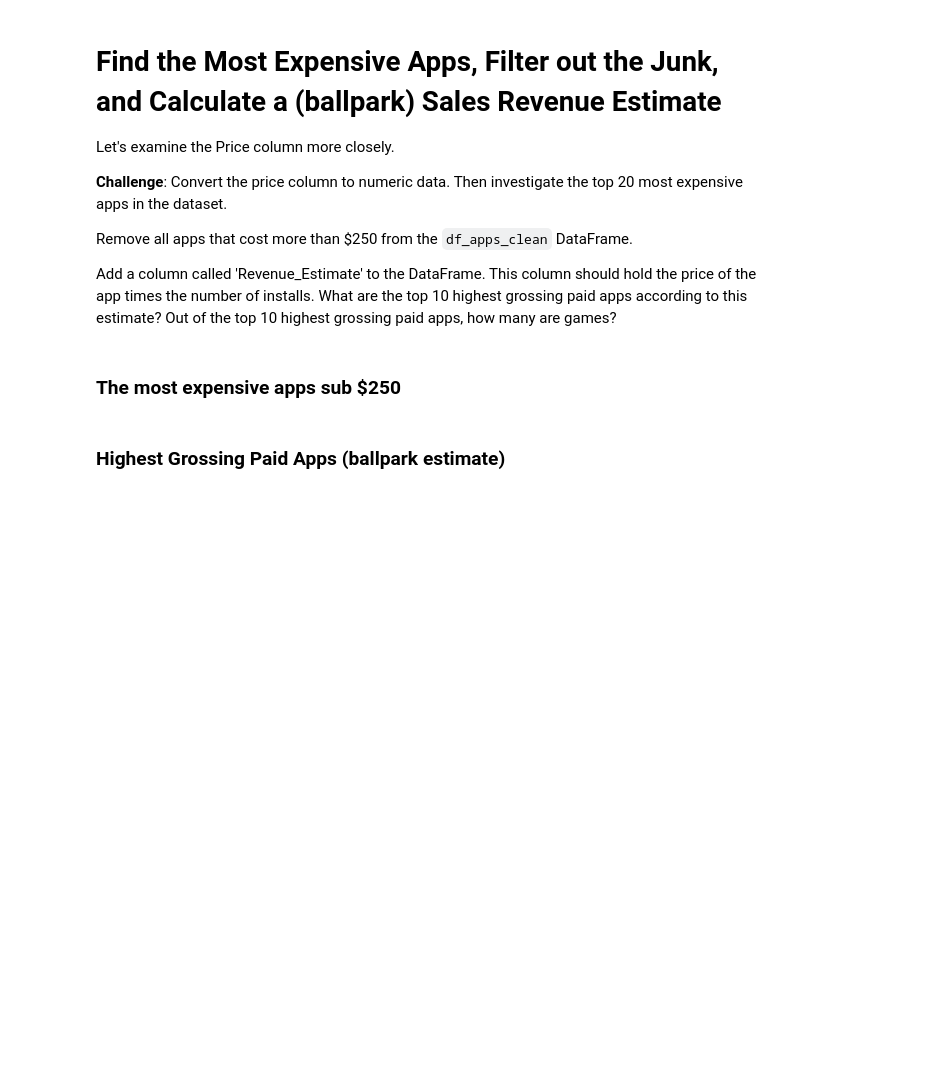
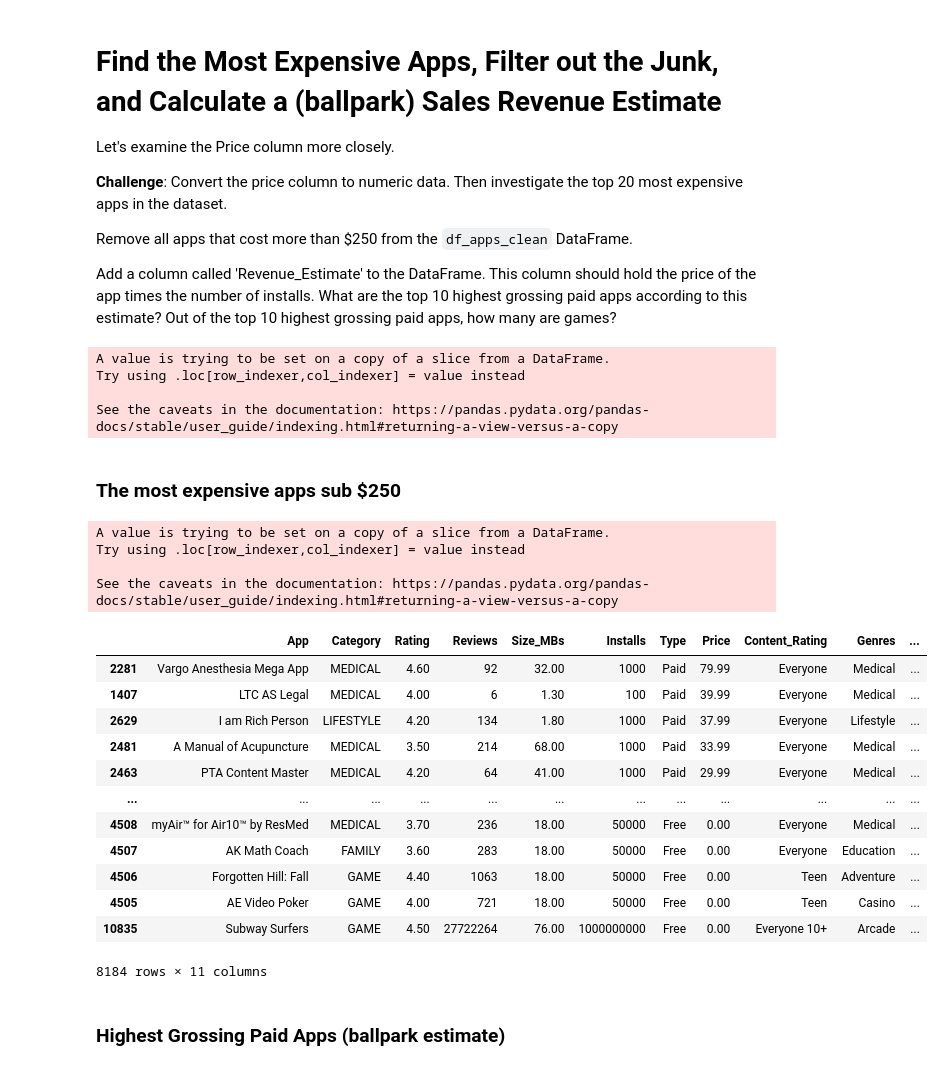
Before and after one commit to tomweinandy/100DaysOfCode, a Jupyter notebook: Projects/Day075/Google Play Store App Analytics.ipynb, the cells around one changed output. Drawn from its saved outputs; the diff is of its cells as text; code cells hidden in the pictures; blank space fills up the shorter version.

Commit message:
More data visualizations

```diff
--- a/Projects/Day075/Google Play Store App Analytics.ipynb
+++ b/Projects/Day075/Google Play Store App Analytics.ipynb
@@ -211,0 +216,5 @@ Convert the number of installations (the Installs column) to a numeric data type
+# %%
+installs = [item.replace(',', '') for item in df_apps_dedupe['Installs']]
+installs = pd.to_numeric(installs)
+df_apps_dedupe['Installs'] = installs
+type(df_apps_dedupe['Installs'].iloc[0])
@@ -219,7 +266,38 @@ Let's examine the Price column more closely.
 Remove all apps that cost more than $250 from the `df_apps_clean` DataFrame.
 
 Add a column called 'Revenue_Estimate' to the DataFrame. This column should hold the price of the app times the number of installs. What are the top 10 highest grossing paid apps according to this estimate? Out of the top 10 highest grossing paid apps, how many are games?
+# %%
+price = [p.replace('$','') for p in df_apps_dedupe['Price']]
+price = pd.to_numeric(price)
+df_apps_dedupe['Price'] = price
+# %% [output]
+A value is trying to be set on a copy of a slice from a DataFrame.
+Try using .loc[row_indexer,col_indexer] = value instead
+
+See the caveats in the documentation: https://pandas.pydata.org/pandas-docs/stable/user_guide/indexing.html#returning-a-view-versus-a-copy
 # %% [markdown]
 ### The most expensive apps sub $250
+# %%
+df_sub250 = df_apps_dedupe[df_apps_dedupe['Price']<250]
+df_sub250['Revenue_Estimate'] = df_sub250['Price']*df_sub250['Installs']
+df_sub250.sort_values('Price', ascending=False)
+# %% [output]
+A value is trying to be set on a copy of a slice from a DataFrame.
+Try using .loc[row_indexer,col_indexer] = value instead
+
+See the caveats in the documentation: https://pandas.pydata.org/pandas-docs/stable/user_guide/indexing.html#returning-a-view-versus-a-copy
+|  | App | Category | Rating | Reviews | Size_MBs | Installs | Type | Price | Content_Rating | Genres | ... |
+| 2281 | Vargo Anesthesia Mega App | MEDICAL | 4.60 | 92 | 32.00 | 1000 | Paid | 79.99 | Everyone | Medical | ... |
+| 1407 | LTC AS Legal | MEDICAL | 4.00 | 6 | 1.30 | 100 | Paid | 39.99 | Everyone | Medical | ... |
+| 2629 | I am Rich Person | LIFESTYLE | 4.20 | 134 | 1.80 | 1000 | Paid | 37.99 | Everyone | Lifestyle | ... |
+| 2481 | A Manual of Acupuncture | MEDICAL | 3.50 | 214 | 68.00 | 1000 | Paid | 33.99 | Everyone | Medical | ... |
+| 2463 | PTA Content Master | MEDICAL | 4.20 | 64 | 41.00 | 1000 | Paid | 29.99 | Everyone | Medical | ... |
+| ... | ... | ... | ... | ... | ... | ... | ... | ... | ... | ... | ... |
+| 4508 | myAir™ for Air10™ by ResMed | MEDICAL | 3.70 | 236 | 18.00 | 50000 | Free | 0.00 | Everyone | Medical | ... |
+| 4507 | AK Math Coach | FAMILY | 3.60 | 283 | 18.00 | 50000 | Free | 0.00 | Everyone | Education | ... |
+| 4506 | Forgotten Hill: Fall | GAME | 4.40 | 1063 | 18.00 | 50000 | Free | 0.00 | Teen | Adventure | ... |
+| 4505 | AE Video Poker | GAME | 4.00 | 721 | 18.00 | 50000 | Free | 0.00 | Teen | Casino | ... |
+| 10835 | Subway Surfers | GAME | 4.50 | 27722264 | 76.00 | 1000000000 | Free | 0.00 | Everyone 10+ | Arcade | ... |
+8184 rows × 11 columns
 # %% [markdown]
 ### Highest Grossing Paid Apps (ballpark estimate)
```
Also changed, not shown: parts of 18 cells of this notebook.
